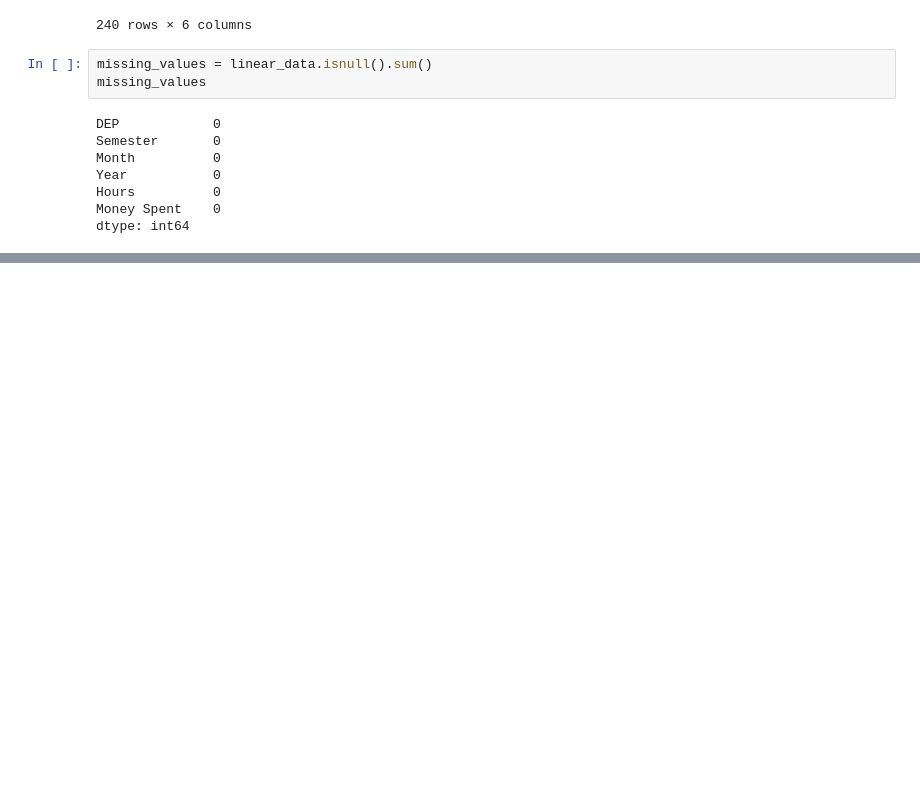
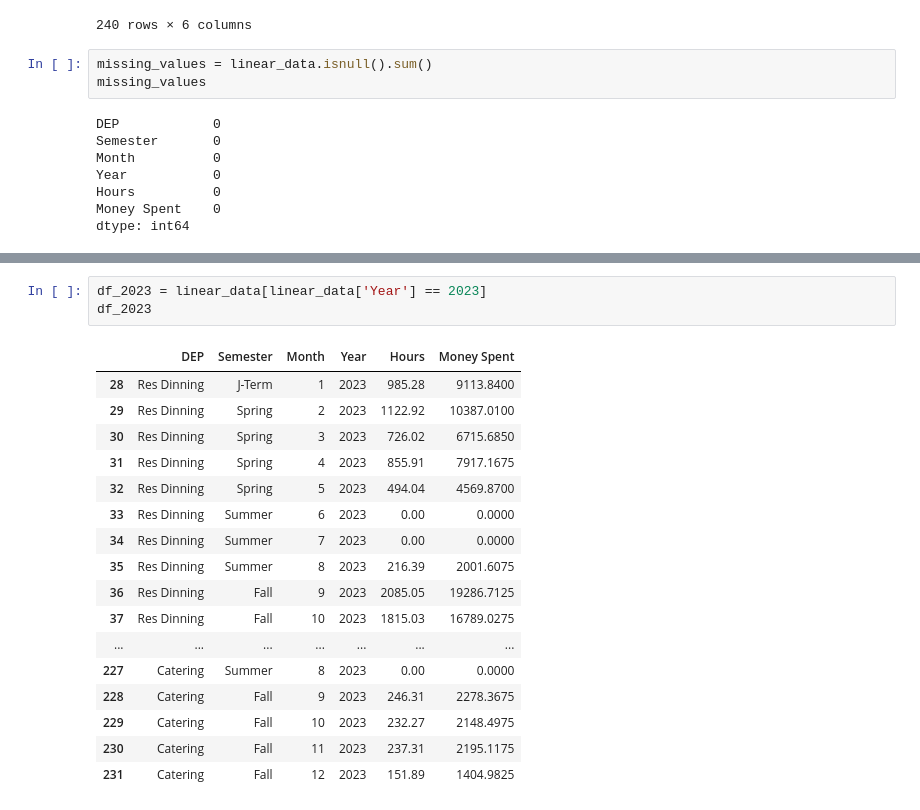
Before and after one commit to warrmu01/Hours-Analysis, a Jupyter notebook: DataCleaning.ipynb, the cells around one changed output, grey strips where cells are left out. Drawn from its saved outputs; the diff is of its cells as text; blank space fills up the shorter version.

```diff
--- a/DataCleaning.ipynb
+++ b/DataCleaning.ipynb
@@ -208,0 +207,21 @@ df_2022
+# %%
+df_2023 = linear_data[linear_data['Year'] == 2023]
+df_2023
+# %% [output]
+|  | DEP | Semester | Month | Year | Hours | Money Spent |
+| 28 | Res Dinning | J-Term | 1 | 2023 | 985.28 | 9113.8400 |
+| 29 | Res Dinning | Spring | 2 | 2023 | 1122.92 | 10387.0100 |
+| 30 | Res Dinning | Spring | 3 | 2023 | 726.02 | 6715.6850 |
+| 31 | Res Dinning | Spring | 4 | 2023 | 855.91 | 7917.1675 |
+| 32 | Res Dinning | Spring | 5 | 2023 | 494.04 | 4569.8700 |
+| 33 | Res Dinning | Summer | 6 | 2023 | 0.00 | 0.0000 |
+| 34 | Res Dinning | Summer | 7 | 2023 | 0.00 | 0.0000 |
+| 35 | Res Dinning | Summer | 8 | 2023 | 216.39 | 2001.6075 |
+| 36 | Res Dinning | Fall | 9 | 2023 | 2085.05 | 19286.7125 |
+| 37 | Res Dinning | Fall | 10 | 2023 | 1815.03 | 16789.0275 |
+| ... | ... | ... | ... | ... | ... | ... |
+| 227 | Catering | Summer | 8 | 2023 | 0.00 | 0.0000 |
+| 228 | Catering | Fall | 9 | 2023 | 246.31 | 2278.3675 |
+| 229 | Catering | Fall | 10 | 2023 | 232.27 | 2148.4975 |
+| 230 | Catering | Fall | 11 | 2023 | 237.31 | 2195.1175 |
+| 231 | Catering | Fall | 12 | 2023 | 151.89 | 1404.9825 |
```
Also changed, not shown: parts of 7 cells of this notebook, 3 other files.
